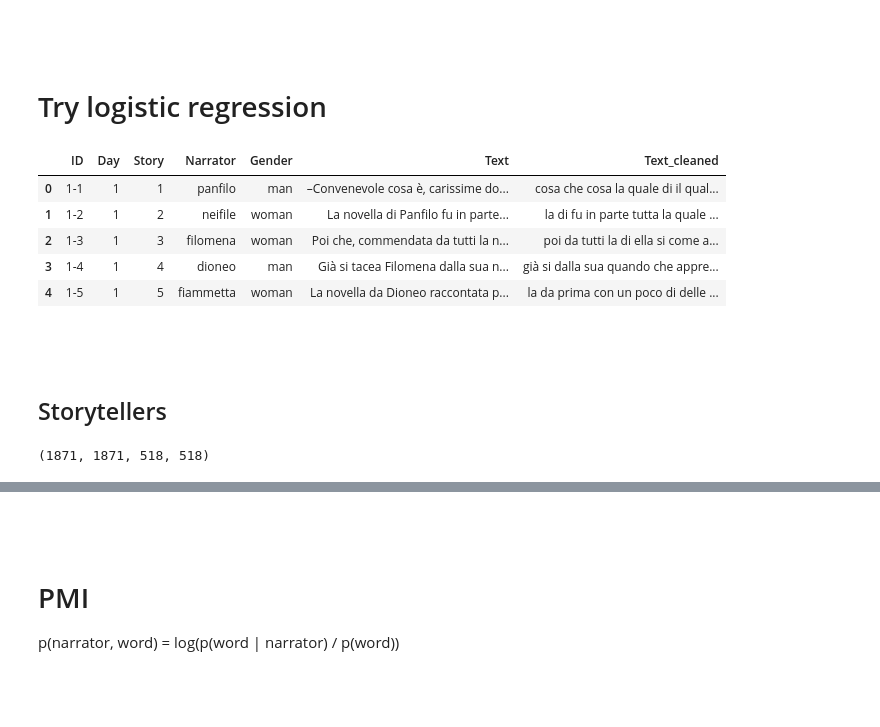
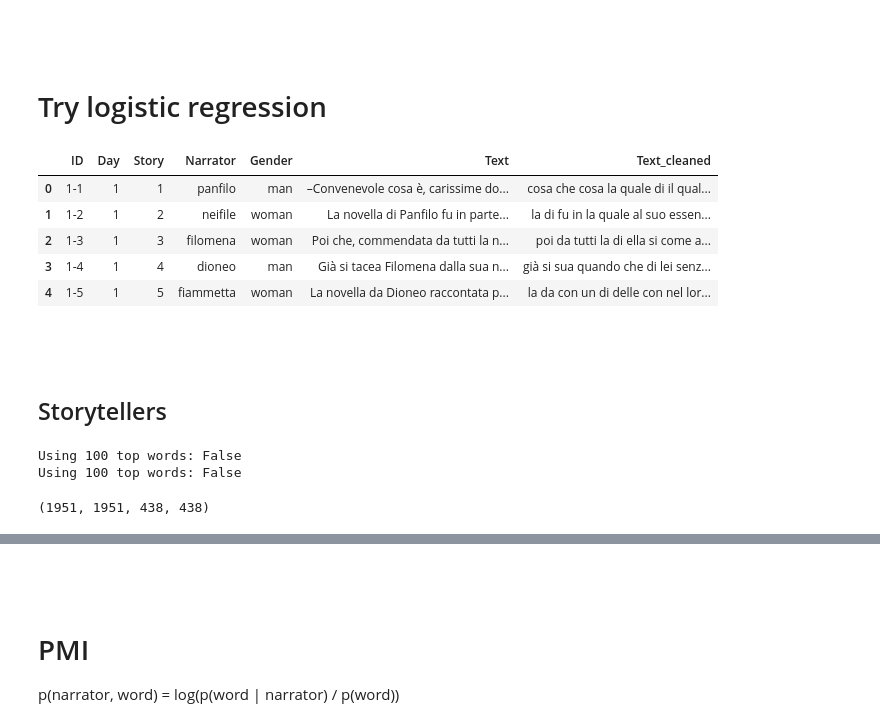
Before and after one commit to pasta41/decameron, a Jupyter notebook: maria/explore_lr_and_topics.ipynb, the cells around one changed output, grey strips where cells are left out. Saved outputs shown, nothing was run; the diff lists cells and outputs as text; code cells hidden in the pictures; blank space fills up the shorter version.

```diff
--- a/maria/explore_lr_and_topics.ipynb
+++ b/maria/explore_lr_and_topics.ipynb
@@ -296,28 +296,26 @@ vocab_freq_df.rename(columns={vocab_freq_df.columns[0]: "word", vocab_freq_df.co
 def get_top_n_words(n):
     return vocab_freq_df.head(n)["word"].tolist()
 # %%
-use_top_n_words = False
-n = 200
-
-top_n_words = get_top_n_words(n)
+top_n = 100
+top_n_words = get_top_n_words(top_n)
 
 def keep_top_n_words(text):
     #text = decameron_df.iloc[0]["Text"].split()
     text = text.split()
     text = [word.lower() for word in text]
     text_cleaned = [word for word in text if word in top_n_words]
     return " ".join(text_cleaned)
 
 decameron_df["Text_cleaned"] = decameron_df.apply(lambda x: keep_top_n_words(x["Text"]), axis=1)
 
 decameron_df.head()
 # %% [output]
 |  | ID | Day | Story | Narrator | Gender | Text | Text_cleaned |
 | 0 | 1-1 | 1 | 1 | panfilo | man | –Convenevole cosa è, carissime do... | cosa che cosa la quale di il qual... |
-| 1 | 1-2 | 1 | 2 | neifile | woman | La novella di Panfilo fu in parte... | la di fu in parte tutta la quale ... |
+| 1 | 1-2 | 1 | 2 | neifile | woman | La novella di Panfilo fu in parte... | la di fu in la quale al suo essen... |
 | 2 | 1-3 | 1 | 3 | filomena | woman | Poi che, commendata da tutti la n... | poi da tutti la di ella si come a... |
-| 3 | 1-4 | 1 | 4 | dioneo | man | Già si tacea Filomena dalla sua n... | già si dalla sua quando che appre... |
-| 4 | 1-5 | 1 | 5 | fiammetta | woman | La novella da Dioneo raccontata p... | la da prima con un poco di delle ... |
+| 3 | 1-4 | 1 | 4 | dioneo | man | Già si tacea Filomena dalla sua n... | già si sua quando che di lei senz... |
+| 4 | 1-5 | 1 | 5 | fiammetta | woman | La novella da Dioneo raccontata p... | la da con un di delle con nel lor... |
 # %%
 # first, we want to split into train and test datasets
 # for training, we want to make sure that we have chunked into
@@ -405,10 +404,13 @@ def get_storyteller_datasets():
     test_texts, test_labels = create_data_set(test_set_story_ids, chunk_size, use_gender=False)
     return train_texts, train_labels, test_texts, test_labels
 # %%
+use_top_n_words = False
 train_texts, train_labels, test_texts, test_labels = get_storyteller_datasets()
 len(train_texts), len(train_labels), len(test_texts), len(test_labels)
 # %% [output]
-(1871, 1871, 518, 518)
+Using 100 top words: False
+Using 100 top words: False
+(1951, 1951, 438, 438)
 # %%
 vectorizer = TfidfVectorizer()
 X_train = vectorizer.fit_transform(train_texts)
```
Also changed, not shown: parts of 9 cells of this notebook, 6 other files.
